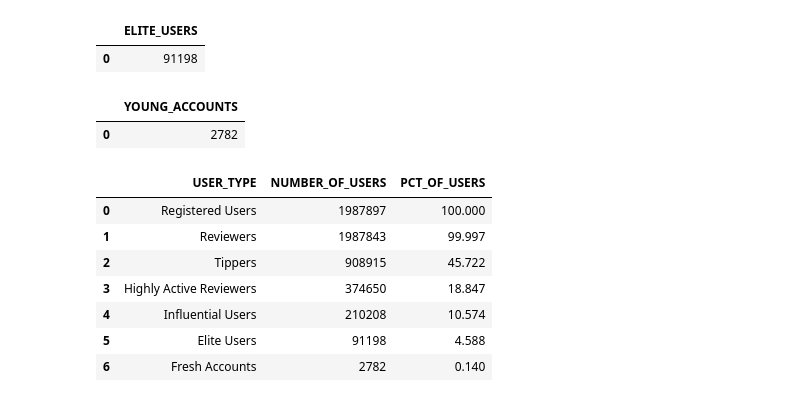
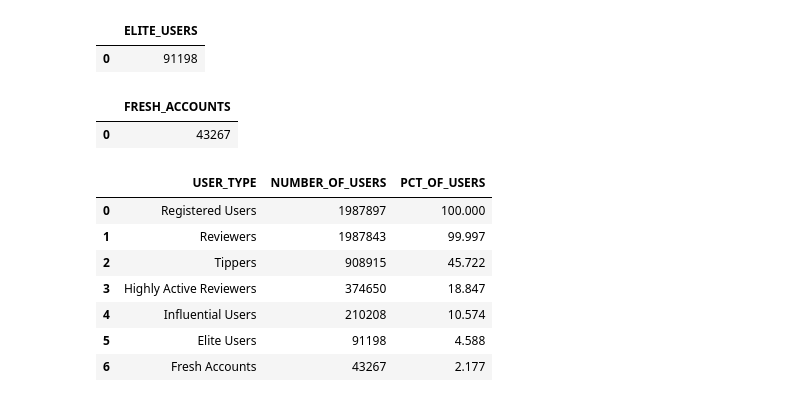
Before and after one commit to KeeganDavis/data-projects, a Jupyter notebook: yelp-reviews/notebooks/sql_queries.ipynb, the cells around one changed output. Saved outputs shown, nothing was run; the diff lists cells and outputs as text; code cells hidden in the pictures.

```diff
--- a/yelp-reviews/notebooks/sql_queries.ipynb
+++ b/yelp-reviews/notebooks/sql_queries.ipynb
@@ -888,15 +1023,15 @@ display(df)
 # %%
 # Get number of users with an account created in the the latest year of the database
 df = cur.execute('''
                 SELECT COUNT(user_id) AS fresh_accounts
                 FROM yelp_users
-                WHERE EXTRACT(year from yelping_since) = 2022;
+                WHERE EXTRACT(year from yelping_since) >= 2021;
                  ''').fetch_pandas_all()
 
 display(df)
 # %% [output]
-|  | YOUNG_ACCOUNTS |
-| 0 | 2782 |
+|  | FRESH_ACCOUNTS |
+| 0 | 43267 |
 # %%
 # Create user engagement funnel
 df = cur.execute('''
@@ -930,12 +1065,26 @@ df = cur.execute('''
                 UNION
                 SELECT 'Fresh Accounts', COUNT(user_id), ROUND(COUNT(user_id) / (SELECT COUNT(*) FROM yelp_users) * 100, 3)
                 FROM yelp_users
-                WHERE EXTRACT(year from yelping_since) = 2022
+                WHERE EXTRACT(year from yelping_since) >= 2021
                 ORDER BY 2 DESC
                 ;
                  ''').fetch_pandas_all()
 
 display(df)
+
+fig = go.Figure(go.Funnel(
+    y=df['USER_TYPE'].values,
+    x=df['NUMBER_OF_USERS'].values,
+    textinfo='value+percent initial',
+    marker= {
+        'color': ['#1f77b4','#ff7f0e','#2ca02c','#d62728','#9467bd','#8c564b', '#e377c2']
+        },
+    textfont={'color': 'black', 'size': 14},
+    textposition='outside'
+    )
+)
+fig.update_layout(title_text='User Engagement Funnel')
+fig.show()
 # %% [output]
 |  | USER_TYPE | NUMBER_OF_USERS | PCT_OF_USERS |
 | 0 | Registered Users | 1987897 | 100.000 |
@@ -944,4 +1093,4 @@ display(df)
 | 3 | Highly Active Reviewers | 374650 | 18.847 |
 | 4 | Influential Users | 210208 | 10.574 |
 | 5 | Elite Users | 91198 | 4.588 |
-| 6 | Fresh Accounts | 2782 | 0.140 |
+| 6 | Fresh Accounts | 43267 | 2.177 |
```
Also changed, not shown: parts of 5 cells of this notebook.
